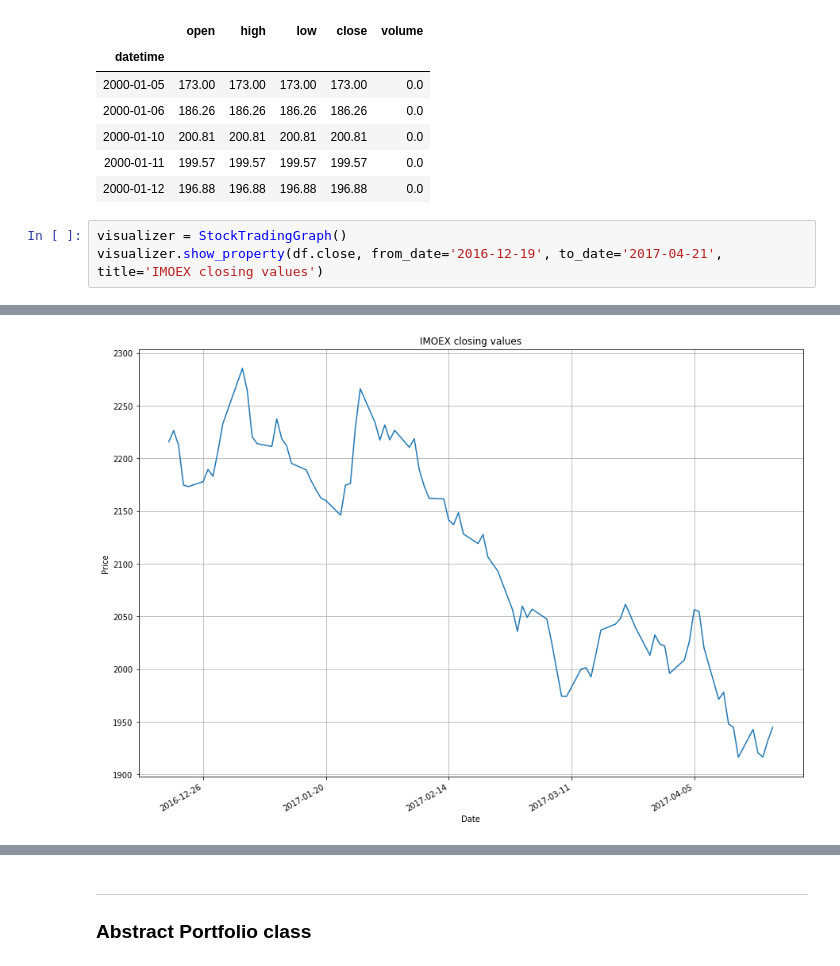
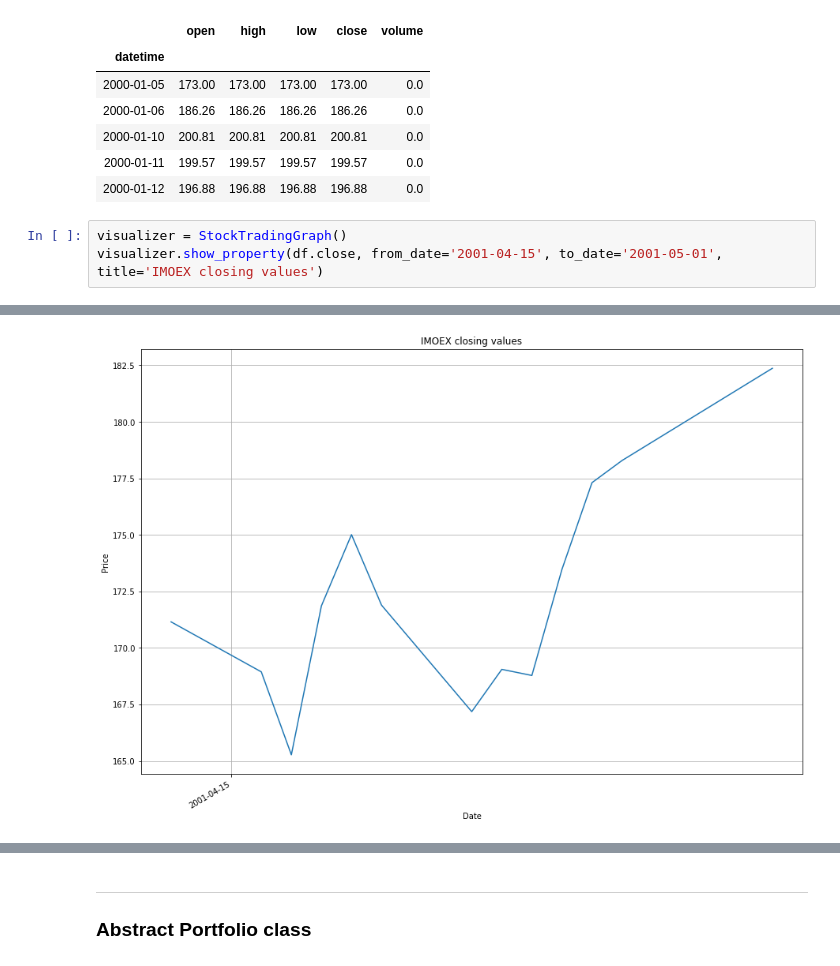
Before and after one commit to mozzherina/cherimoya, a Jupyter notebook: atPortfolio.ipynb, the cells around one changed output, grey strips where cells are left out. Cells and saved outputs as stored; diff of their text form.

```diff
--- a/atPortfolio.ipynb
+++ b/atPortfolio.ipynb
@@ -50,5 +50,5 @@ df.head()
 | 2000-01-12 | 196.88 | 196.88 | 196.88 | 196.88 | 0.0 |
 # %%
 visualizer = StockTradingGraph()
-visualizer.show_property(df.close, from_date='2016-12-19', to_date='2017-04-21', title='IMOEX closing values')
+visualizer.show_property(df.close, from_date='2001-04-15', to_date='2001-05-01', title='IMOEX closing values')
 # %% [output]
@@ -55,4 +72,4 @@ visualizer.show_property(df.close, from_date='2016-12-19', to_date='2017-04-21',
-[figure, old version]
+[figure, new version]
 # %%
 turnoverExit = Strategy(name = "Turn over and exit",
                         long = Policy.down_cross_indicator,
```
Also changed, not shown: parts of 12 cells of this notebook, 1 other file.
